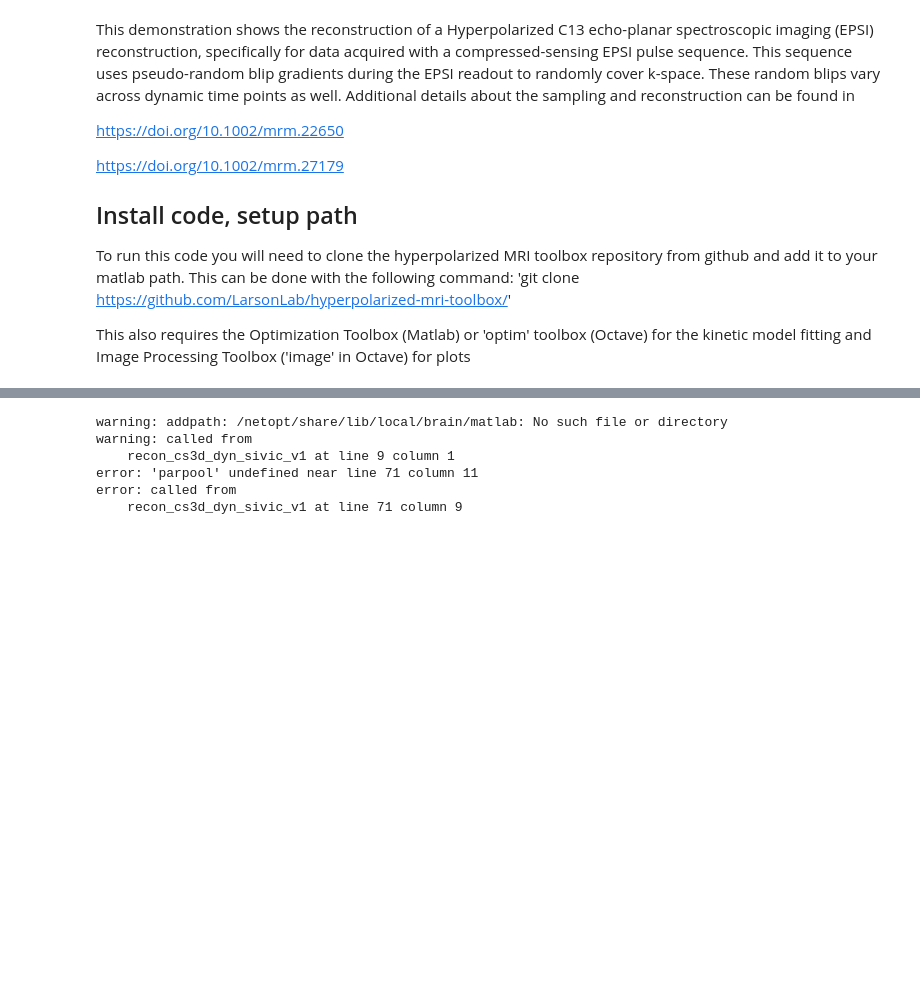
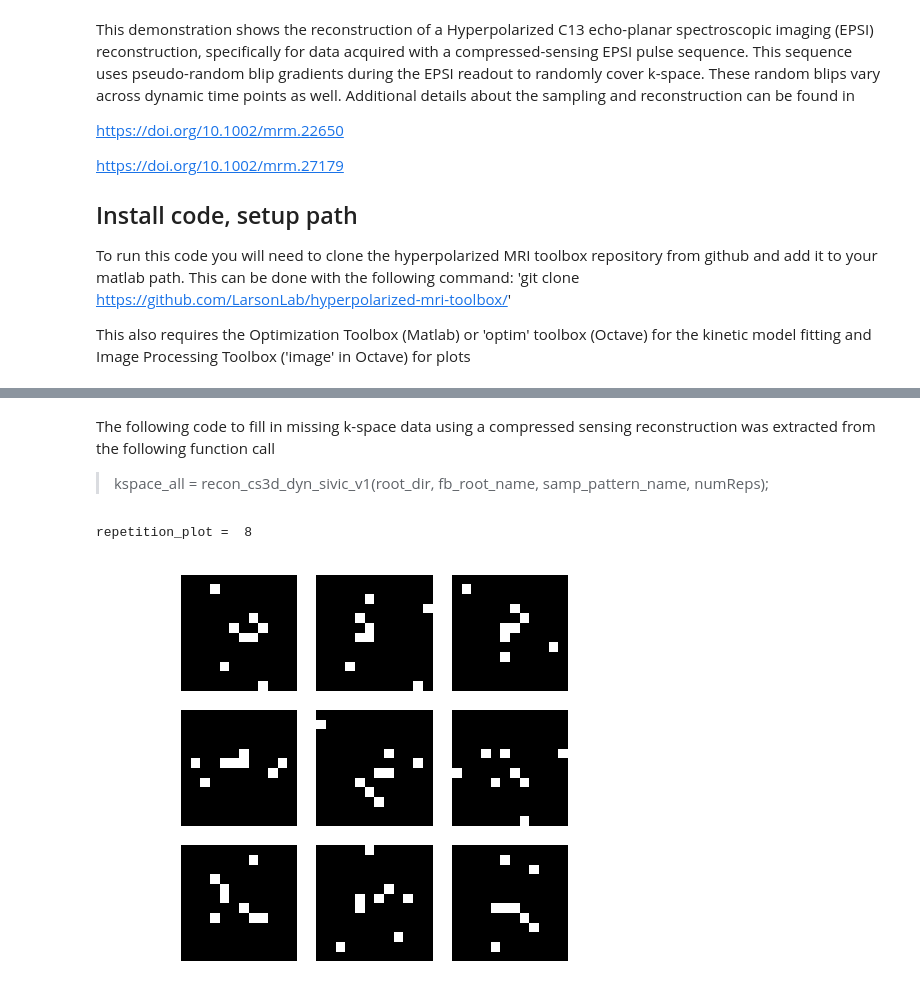
Before and after one commit to LarsonLab/hyperpolarized-mri-toolbox, a Jupyter notebook: recon/EPSI demo/EPSI Reconstruction Demo.ipynb, the cells around one changed output, grey strips where cells are left out. Drawn from its saved outputs; the diff is of its cells as text; code cells hidden in the pictures; blank space fills up the shorter version.

Commit message:
Updates to notebooks for reconstruction demos

```diff
--- a/recon/EPSI demo/EPSI Reconstruction Demo.ipynb
+++ b/recon/EPSI demo/EPSI Reconstruction Demo.ipynb
@@ -32,15 +32,7 @@ root_dir = sprintf('%s/',pwd);
 fb_root_name = 'csimage_in';
 samp_pattern_name = 'loc_samp_3d_dyn';
 numReps = 18;
-# %%
-% fill in missing k-space data using a compressed sensing reconstruction
-
-kspace_all = recon_cs3d_dyn_sivic_v1(root_dir, fb_root_name, samp_pattern_name, ...
-    numReps);
-# %% [output]
-warning: addpath: /netopt/share/lib/local/brain/matlab: No such file or directory
-warning: called from
-    recon_cs3d_dyn_sivic_v1 at line 9 column 1
-error: 'parpool' undefined near line 71 column 11
-error: called from
-    recon_cs3d_dyn_sivic_v1 at line 71 column 9
+# %% [markdown]
+The following code to fill in missing k-space data using a compressed sensing reconstruction was extracted from the following function call
+
+> kspace_all = recon_cs3d_dyn_sivic_v1(root_dir, fb_root_name, samp_pattern_name, numReps);
@@ -46,0 +54,48 @@ error: called from
+# %%
+% load and setup data structures
+
+load([root_dir samp_pattern_name]); % File from blip generation
+
+S = size(loc_samp_3d_dyn);
+length_x = S(1); length_y = S(2); length_f = S(3);
+length_z = 16;
+
+% data_all = zeros(length_f, length_x, length_y, length_z, numReps);
+mask_all = zeros(length_f, length_x, length_y, numReps);
+
+
+for n = 1:numReps
+    Isum = [1:Navg] + (n-1)*Navg;
+
+    mask_all(:,:,:,n) = ...
+        shiftdim(any(loc_samp_3d_dyn(:,:,:,Isum),4),2);
+end
+
+load([root_dir fb_root_name]); % File from 3d undersample dataset
+
+N = size(mask_all); % k-space and image size do not have to be the same
+NN1 = 2^ceil(log(N(1))/log(2));
+if numReps > 1
+    NN4 = 2^ceil(log(N(4))/log(2)); % interpolate to diadic number for wavelets
+else
+    NN4 = 1;
+end
+NN = [NN1,N(2),N(3),NN4];
+
+data_hybrid = fftshift(ifft(data_all, [], 4), 4);
+kspace_hybrid = zeros(length_f, length_x, length_y, length_z, numReps);
+# %%
+% plot sampling pattern
+
+repetition_plot = 8
+f_plot = 1:9;
+
+clim = [0 1];
+mask_plot = permute(mask_all(:,:,:,:),[2 3 4 1]); % X, Y, channel, F
+montage(mask_plot(:,:,repetition_plot,f_plot), 'MarginWidth',2)
+%for f_plot = 1:5
+%    subplot(1, 5, f_plot), imshow(permute(mask_all(f_plot,:,:,repetition_plot), [2 3 1]))
+%end
+# %% [output]
+repetition_plot =  8
+[figure, added]
```
Also changed, not shown: parts of 8 cells of this notebook, 2 other files.
